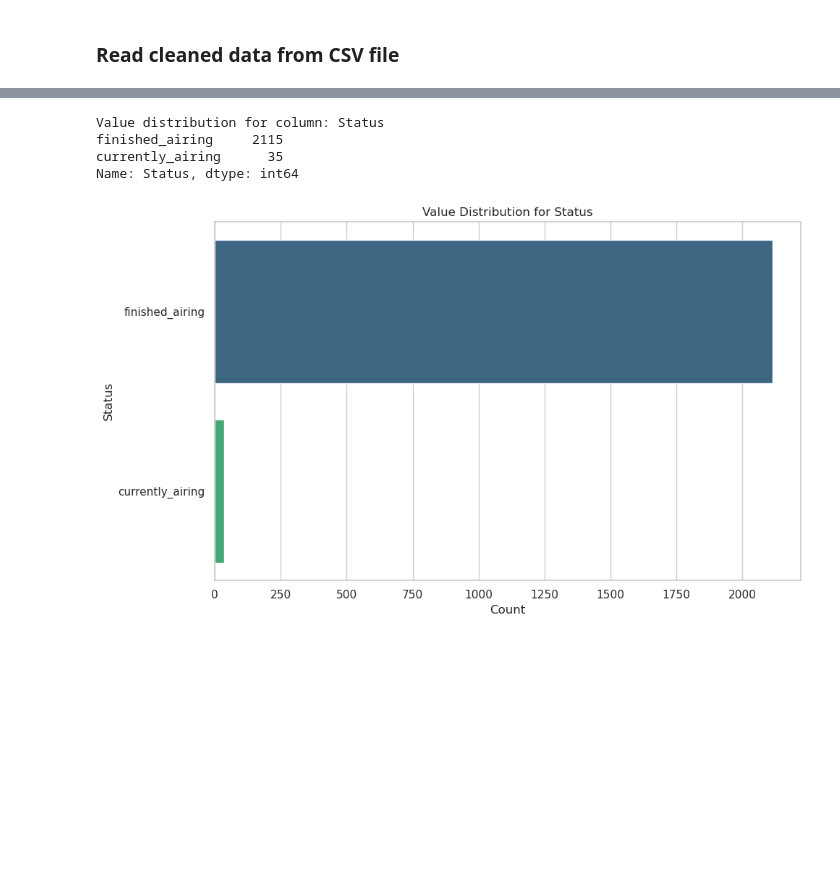
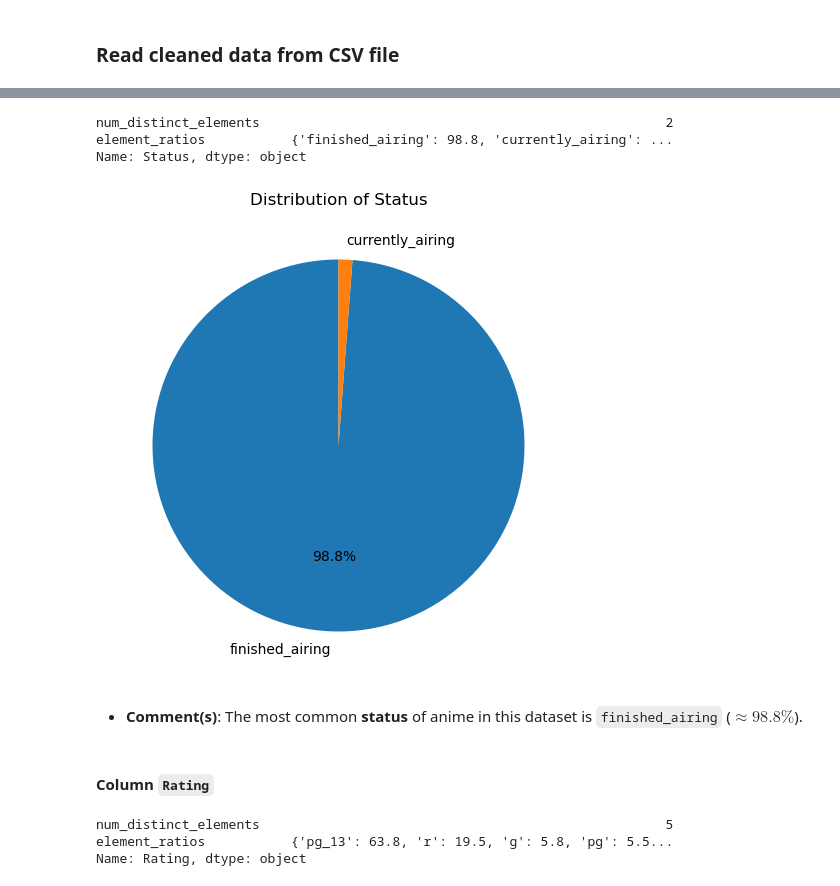
Before and after one commit to lib2509/Intro_to_DS_Final_Project, a Jupyter notebook: data_exploration.ipynb, the cells around one changed output, grey strips where cells are left out. Saved outputs shown, nothing was run; the diff lists cells and outputs as text; code cells hidden in the pictures; blank space fills up the shorter version.

````diff
--- a/data_exploration.ipynb
+++ b/data_exploration.ipynb
@@ -451,0 +496,16 @@ $\rightarrow$ It suggests that anime with a high number of ratings also tend to
+# %%
+# Define functions for the calculations mentioned above
+def num_distinct_elements(series):
+    unique_values = series.dropna().value_counts()
+    return len(unique_values)
+
+def element_ratios(series):
+    unique_values = series.dropna().value_counts(normalize=True)
+    ratios = (unique_values * 100).round(1).to_dict()
+    return ratios
+# %%
+# Apply functions
+non_numeric_info_df = non_numeric_df.agg([num_distinct_elements, element_ratios])
+
+# Check
+non_numeric_info_df
@@ -451,0 +518,4 @@ $\rightarrow$ It suggests that anime with a high number of ratings also tend to
+# %%
+# Function to hide small percentage labels (for pie chart)
+def autopct_func(pct):
+    return f'{pct:.1f}%' if pct >= 5 else ''  # Only show if >=5%
@@ -484,29 +553,36 @@ plt.show()
 # %%
-value_counts = anime_data['Status'].value_counts()
-
-# Show distribution
-print('Value distribution for column: Status')
-print(value_counts)
+# Show column information
+non_numeric_info_df['Status']
 # %% [output]
-Value distribution for column: Status
-finished_airing     2115
-currently_airing      35
-Name: Status, dtype: int64
+num_distinct_elements                                                    2
+element_ratios           {'finished_airing': 98.8, 'currently_airing': ...
+Name: Status, dtype: object
 # %%
-# Visualize
-plt.figure(figsize=(10, 6))
-sns.barplot(
-    x=value_counts.values,
-    y=value_counts.index,
-    palette='viridis',
-    hue=value_counts.index,
-    legend=False
+# Visualize element_ratios by using pie chart
+element_ratios = non_numeric_info_df['Status'].loc['element_ratios']
+labels = element_ratios.keys()
+values = element_ratios.values()
+
+plt.figure(figsize=(6, 8))
+plt.pie(
+    values,
+    labels=labels,
+    autopct=autopct_func, # Hide small percentage labels
+    startangle=90,
 )
-plt.title("Value Distribution for Status")
-plt.xlabel("Count")
-plt.ylabel("Status")
+plt.title("Distribution of Status")
 
-plt.tight_layout()
 plt.show()
 # %% [output]
-[figure, old version]
+[figure, new version]
+# %% [markdown]
+- **Comment(s)**: The most common **status** of anime in this dataset is ```finished_airing``` ($\approx 98.8 \%$).
+# %% [markdown]
+#### Column ```Rating```
+# %%
+# Show column information
+non_numeric_info_df['Rating']
+# %% [output]
+num_distinct_elements                                                    5
+element_ratios           {'pg_13': 63.8, 'r': 19.5, 'g': 5.8, 'pg': 5.5...
+Name: Rating, dtype: object
````
Also changed, not shown: parts of 106 cells of this notebook.
